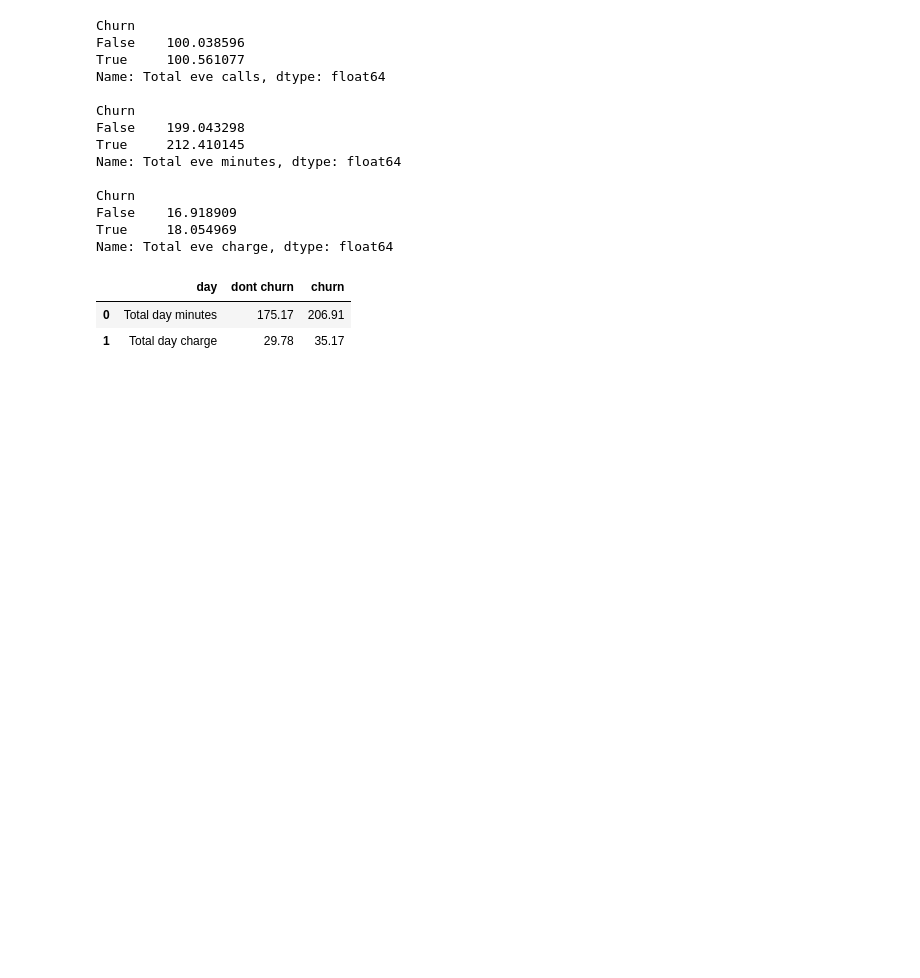
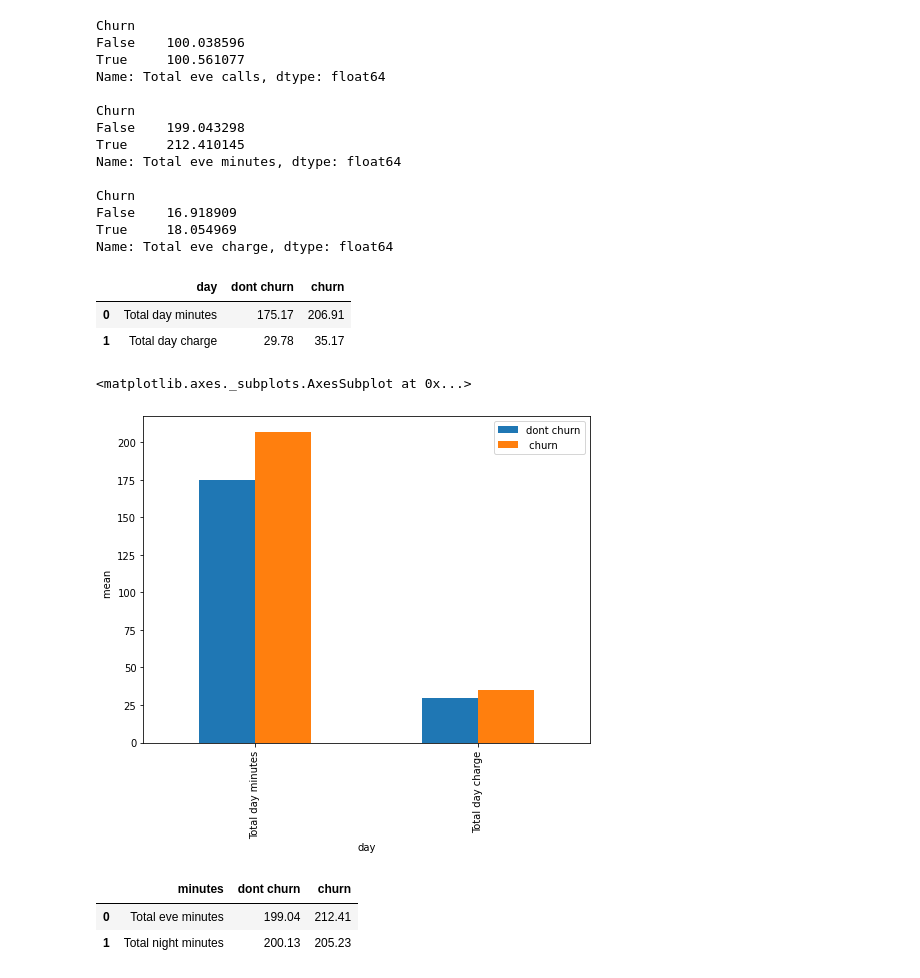
Before and after one commit to Creatrohit9/tele_churn-ANALYSIS, a Jupyter notebook: rohit_bhadauriya_EDA_2Telecom_Churn_Analysis_Capstone_Project.ipynb, the cells around one changed output. Drawn from its saved outputs; the diff is of its cells as text; code cells hidden in the pictures; blank space fills up the shorter version.

Commit message:
Commit for data table1

```diff
--- a/rohit_bhadauriya_EDA_2Telecom_Churn_Analysis_Capstone_Project.ipynb
+++ b/rohit_bhadauriya_EDA_2Telecom_Churn_Analysis_Capstone_Project.ipynb
@@ -581,3 +581,29 @@ minutes_code1
 |  | day | dont churn | churn |
 | 0 | Total day minutes | 175.17 | 206.91 |
 | 1 | Total day charge | 29.78 | 35.17 |
+# %%
+plt.rcParams['figure.figsize'] = (8, 6)
+
+
+minutes_code1.plot(kind='bar', x='day',ylabel='mean  ')
+# %% [output]
+<matplotlib.axes._subplots.AxesSubplot at 0x...>
+[figure, added]
+# %%
+# Import pandas library
+import pandas as pd
+
+# initialize list of lists
+data2 = [ ['Total eve minutes',199.04, 212.41], ['Total night minutes',200.13,205.23]]
+
+#7.012,6.12,6.86
+
+# Create the pandas DataFrame
+minutes_code2 = pd.DataFrame(data2, columns = ['minutes', 'dont churn',' churn'])
+
+# print dataframe.
+minutes_code2
+# %% [output]
+|  | minutes | dont churn | churn |
+| 0 | Total eve minutes | 199.04 | 212.41 |
+| 1 | Total night minutes | 200.13 | 205.23 |
```
Also changed, not shown: parts of 3 cells of this notebook.
